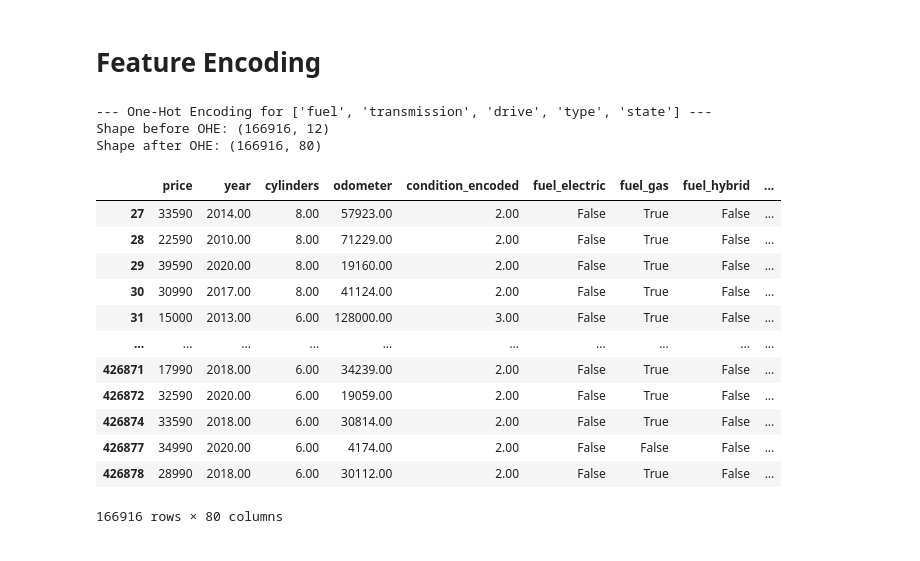
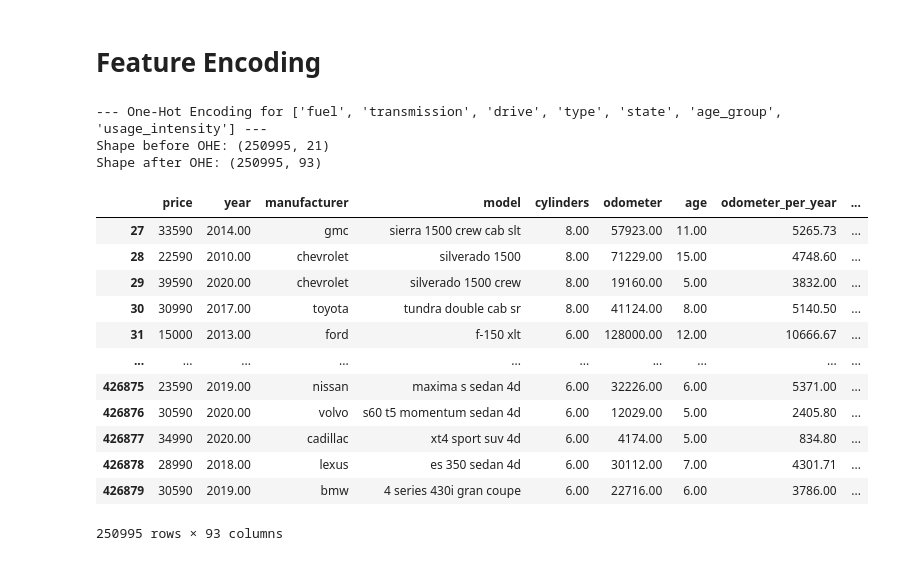
Before and after one commit to miadabdi/ml_mini_projects, a Jupyter notebook: Regression/used_cars/used_car_price.ipynb, the cells around one changed output. Saved outputs shown, nothing was run; the diff lists cells and outputs as text; code cells hidden in the pictures.

```diff
--- a/Regression/used_cars/used_car_price.ipynb
+++ b/Regression/used_cars/used_car_price.ipynb
@@ -255,3 +256,28 @@ plt.title('Correlation Heatmap')
 plt.show()
 # %% [output]
 [figure]
+# %%
+# Add these before encoding:
+df['age'] = 2025 - df['year']
+df['odometer_per_year'] = df['odometer'] / df['age']
+df['age_x_odometer'] = df['age'] * df['odometer']
+
+# Log transform skewed features
+df['log_odometer'] = np.log1p(df['odometer'])
+df['log_price'] = np.log1p(df['price'])  # Use as target for better distribution
+
+# Brand tier (luxury vs economy)
+luxury_brands = ['bmw', 'mercedes-benz', 'audi', 'lexus', 'porsche']
+df['is_luxury'] = df['manufacturer'].isin(luxury_brands).astype(int)
+
+# Age bins
+df['age_group'] = pd.cut(df['age'], bins=[0, 3, 7, 15, 50],
+                         labels=['new', 'recent', 'mid', 'old'])
+
+# Mileage per year bins
+df['usage_intensity'] = pd.cut(df['odometer_per_year'],
+                               bins=[0, 8000, 12000, 20000, np.inf],
+                               labels=['low', 'normal', 'high', 'extreme'])
+
+# Interaction: luxury × age
+df['luxury_age_interaction'] = df['is_luxury'] * df['age']
@@ -278,27 +533,27 @@ df['condition_encoded'] = ordinal_encoder.fit_transform(df[['condition']])
 df = df.drop(columns=['condition'])
 # %%
 # Count frequency of each model
-model_counts = df['model'].value_counts()
+# model_counts = df['model'].value_counts()
 # Keep only models that appear at least 50 times
-df = df[df['model'].isin(model_counts[model_counts >= 50].index)]
+# df = df[df['model'].isin(model_counts[model_counts >= 50].index)]
 
 
 # Count frequency of each model
-manu_counts = df['manufacturer'].value_counts()
+# manu_counts = df['manufacturer'].value_counts()
 # Keep only manufacturer that appear at least 100 times
-df = df[df['manufacturer'].isin(manu_counts[manu_counts >= 100].index)]
+# df = df[df['manufacturer'].isin(manu_counts[manu_counts >= 100].index)]
 # %%
 
-low_cardinality_cols = ['fuel', 'transmission', 'drive', 'type', 'state']
+low_cardinality_cols = ['fuel', 'transmission', 'drive', 'type', 'state', 'age_group', 'usage_intensity']
 
 print(f"\n--- One-Hot Encoding for {low_cardinality_cols} ---")
 print(f"Shape before OHE: {df.shape}")
 
 # drop_first=True is often recommended to avoid multicollinearity
-df_encoded = pd.get_dummies(df, columns=low_cardinality_cols, drop_first=True)
+df = pd.get_dummies(df, columns=low_cardinality_cols, drop_first=True)
 
-print(f"Shape after OHE: {df_encoded.shape}")
+print(f"Shape after OHE: {df.shape}")
 # %% [output]
---- One-Hot Encoding for ['fuel', 'transmission', 'drive', 'type', 'state'] ---
-Shape before OHE: (166916, 12)
-Shape after OHE: (166916, 80)
+--- One-Hot Encoding for ['fuel', 'transmission', 'drive', 'type', 'state', 'age_group', 'usage_intensity'] ---
+Shape before OHE: (250995, 21)
+Shape after OHE: (250995, 93)
@@ -321,17 +560,17 @@ df_encoded = df_encoded.drop(columns=['model', 'manufacturer'])
 # %%
-df_encoded
+df
 # %% [output]
-|  | price | year | cylinders | odometer | condition_encoded | fuel_electric | fuel_gas | fuel_hybrid | ... |
-| 27 | 33590 | 2014.00 | 8.00 | 57923.00 | 2.00 | False | True | False | ... |
-| 28 | 22590 | 2010.00 | 8.00 | 71229.00 | 2.00 | False | True | False | ... |
-| 29 | 39590 | 2020.00 | 8.00 | 19160.00 | 2.00 | False | True | False | ... |
-| 30 | 30990 | 2017.00 | 8.00 | 41124.00 | 2.00 | False | True | False | ... |
-| 31 | 15000 | 2013.00 | 6.00 | 128000.00 | 3.00 | False | True | False | ... |
+|  | price | year | manufacturer | model | cylinders | odometer | age | odometer_per_year | ... |
+| 27 | 33590 | 2014.00 | gmc | sierra 1500 crew cab slt | 8.00 | 57923.00 | 11.00 | 5265.73 | ... |
+| 28 | 22590 | 2010.00 | chevrolet | silverado 1500 | 8.00 | 71229.00 | 15.00 | 4748.60 | ... |
+| 29 | 39590 | 2020.00 | chevrolet | silverado 1500 crew | 8.00 | 19160.00 | 5.00 | 3832.00 | ... |
+| 30 | 30990 | 2017.00 | toyota | tundra double cab sr | 8.00 | 41124.00 | 8.00 | 5140.50 | ... |
+| 31 | 15000 | 2013.00 | ford | f-150 xlt | 6.00 | 128000.00 | 12.00 | 10666.67 | ... |
 | ... | ... | ... | ... | ... | ... | ... | ... | ... | ... |
-| 426871 | 17990 | 2018.00 | 6.00 | 34239.00 | 2.00 | False | True | False | ... |
-| 426872 | 32590 | 2020.00 | 6.00 | 19059.00 | 2.00 | False | True | False | ... |
-| 426874 | 33590 | 2018.00 | 6.00 | 30814.00 | 2.00 | False | True | False | ... |
-| 426877 | 34990 | 2020.00 | 6.00 | 4174.00 | 2.00 | False | False | False | ... |
-| 426878 | 28990 | 2018.00 | 6.00 | 30112.00 | 2.00 | False | True | False | ... |
+| 426875 | 23590 | 2019.00 | nissan | maxima s sedan 4d | 6.00 | 32226.00 | 6.00 | 5371.00 | ... |
+| 426876 | 30590 | 2020.00 | volvo | s60 t5 momentum sedan 4d | 6.00 | 12029.00 | 5.00 | 2405.80 | ... |
+| 426877 | 34990 | 2020.00 | cadillac | xt4 sport suv 4d | 6.00 | 4174.00 | 5.00 | 834.80 | ... |
+| 426878 | 28990 | 2018.00 | lexus | es 350 sedan 4d | 6.00 | 30112.00 | 7.00 | 4301.71 | ... |
+| 426879 | 30590 | 2019.00 | bmw | 4 series 430i gran coupe | 6.00 | 22716.00 | 6.00 | 3786.00 | ... |
-166916 rows × 80 columns
+250995 rows × 93 columns
 # %%
```
Also changed, not shown: parts of 21 cells of this notebook.
